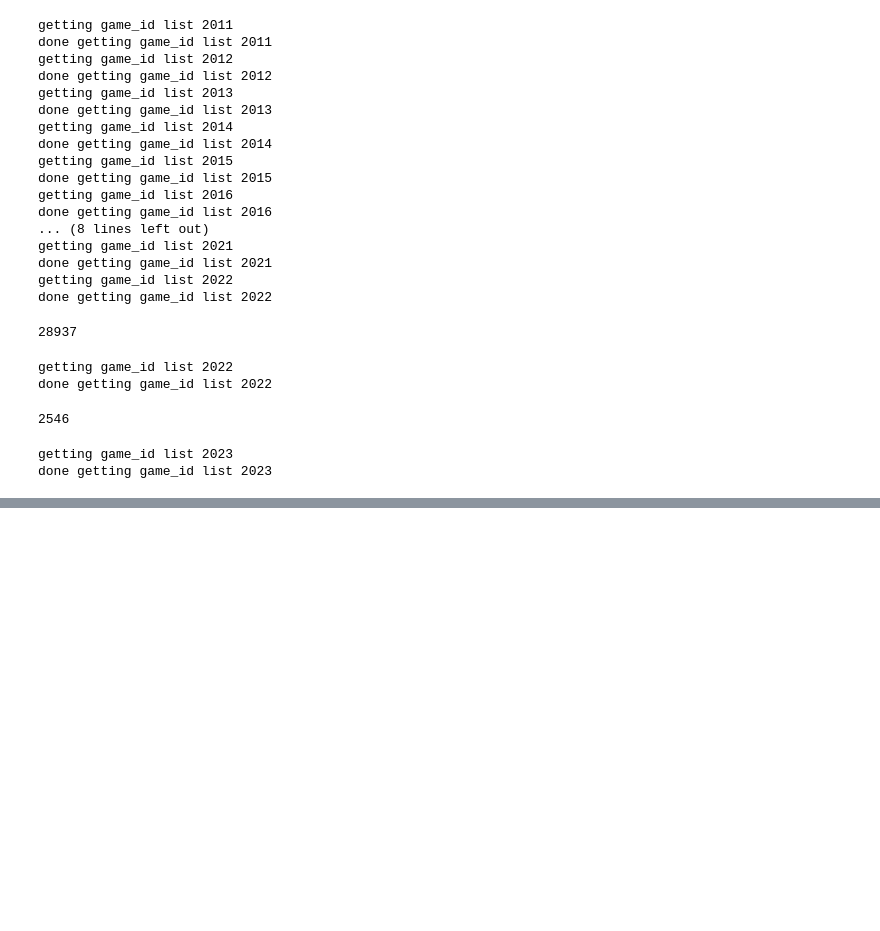
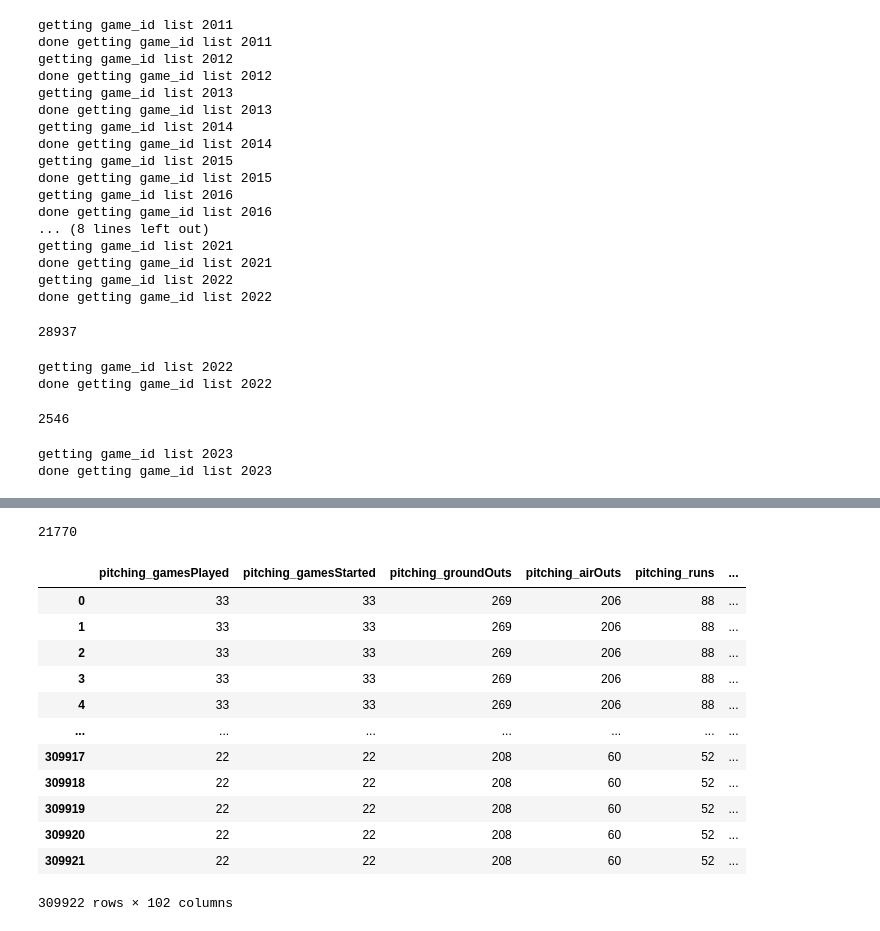
Before and after one commit to sculd/mlb-props, a Jupyter notebook: sandbox_mlb.ipynb, the cells around one changed output, grey strips where cells are left out. Saved outputs shown, nothing was run; the diff lists cells and outputs as text; code cells hidden in the pictures; blank space fills up the shorter version.

```diff
--- a/sandbox_mlb.ipynb
+++ b/sandbox_mlb.ipynb
@@ -548,53 +601,30 @@ done getting game_id list 2023
 # %%
-game_matchups = []
 cnt_null_matchups = 0
 for i, game_id in enumerate(game_id_list_total):
     if i % 1000 == 0:
         print(f'processing {i} out of {len(game_id_list_total)} game_id {game_id}, cnt_null_matchups: {cnt_null_matchups}')
+
     game = _schedules[game_id]
+    if game["venue_name"] not in park_venues:
+        # likely a training game
+        continue
 
     game_boxscore = get_boxscore_data(game_id)
-
     if game_boxscore is None:
         print(f'Failed to get box score for game_id: {game_id}')
         continue
 
-    home_batting_matchup = get_matchup(game_id, "home")
-    away_batting_matchup = get_matchup(game_id, "away")
+    home_batting_matchup = get_side_matchup(game_id, "home")
+    away_batting_matchup = get_side_matchup(game_id, "away")
 
-    home_batting_matchup = home_batting_matchup if home_batting_matchup is not None else []
-    away_batting_matchup = away_batting_matchup if away_batting_matchup is not None else []
-
-    all_home_players = game_boxscore["home"]["players"]
-    all_away_players = game_boxscore["away"]["players"]
-
-    if (len(home_batting_matchup) == 0) and (len(away_batting_matchup) == 0):
+    if home_batting_matchup is None and away_batting_matchup is None:
         #print(f'None both home_batting_matchup and away_batting_matchup for game_id {game_id}')
         cnt_null_matchups += 1
-        continue
-    elif (len(home_batting_matchup) >= 1) and (len(away_batting_matchup) == 0):
-        #print(f'None away_batting_matchup for game_id {game_id}')
-        game_matchup = home_batting_matchup.reset_index(drop = True).copy()
-    elif (len(home_batting_matchup) == 0) and (len(away_batting_matchup) >= 1):
-        #print(f'None home_batting_matchup for game_id {game_id}')
-        game_matchup = away_batting_matchup.reset_index(drop = True).copy()
-    elif (len(home_batting_matchup) >= 0) and (len(away_batting_matchup) >= 1):
-        game_matchup = pd.concat([home_batting_matchup, away_batting_matchup], axis = 0).reset_index(drop = True)
 
-    game_matchup["game_id"] = game["game_id"]
-    game_matchup["game_venue"] = game["venue_name"]
-    game_matchup["game_date"] = game["game_date"]
-    game_matchup["game_datetime"] = game["game_datetime"]
-
-    if game["venue_name"] not in park_venues:
-        # likely a training game
+    game_matchup = get_game_matchup(game_id)
+    if game_matchup is None:
         continue
 
-    park_lat = Park_Data["latitude"][Park_Data["Venue"] == game["venue_name"]].iloc[0]
-    park_lon = Park_Data["longitude"][Park_Data["Venue"] == game["venue_name"]].iloc[0]
-
-    game_temperature = get_venue_game_temperatures(park_lat, park_lon, game["game_date"], game["game_datetime"])
-    game_matchup["temp"] = game_temperature
     game_matchups.append(game_matchup)
 
 print(f'cnt_null_matchups: {cnt_null_matchups}')
@@ -706,0 +696,22 @@ Warning: Cannot load hourly/2018/NZY2Y.csv.gz from https://bulk.meteostat.net/v2
+# %%
+len(game_matchups)
+# %% [output]
+21770
+# %%
+game_matchup_dataframe = pd.concat(game_matchups).reset_index(drop=True) # [Hit_Real_Features].dropna()
+# %%
+game_matchup_dataframe
+# %% [output]
+|  | pitching_gamesPlayed | pitching_gamesStarted | pitching_groundOuts | pitching_airOuts | pitching_runs | ... |
+| 0 | 33 | 33 | 269 | 206 | 88 | ... |
+| 1 | 33 | 33 | 269 | 206 | 88 | ... |
+| 2 | 33 | 33 | 269 | 206 | 88 | ... |
+| 3 | 33 | 33 | 269 | 206 | 88 | ... |
+| 4 | 33 | 33 | 269 | 206 | 88 | ... |
+| ... | ... | ... | ... | ... | ... | ... |
+| 309917 | 22 | 22 | 208 | 60 | 52 | ... |
+| 309918 | 22 | 22 | 208 | 60 | 52 | ... |
+| 309919 | 22 | 22 | 208 | 60 | 52 | ... |
+| 309920 | 22 | 22 | 208 | 60 | 52 | ... |
+| 309921 | 22 | 22 | 208 | 60 | 52 | ... |
+309922 rows × 102 columns
```
Also changed, not shown: parts of 8 cells of this notebook.
